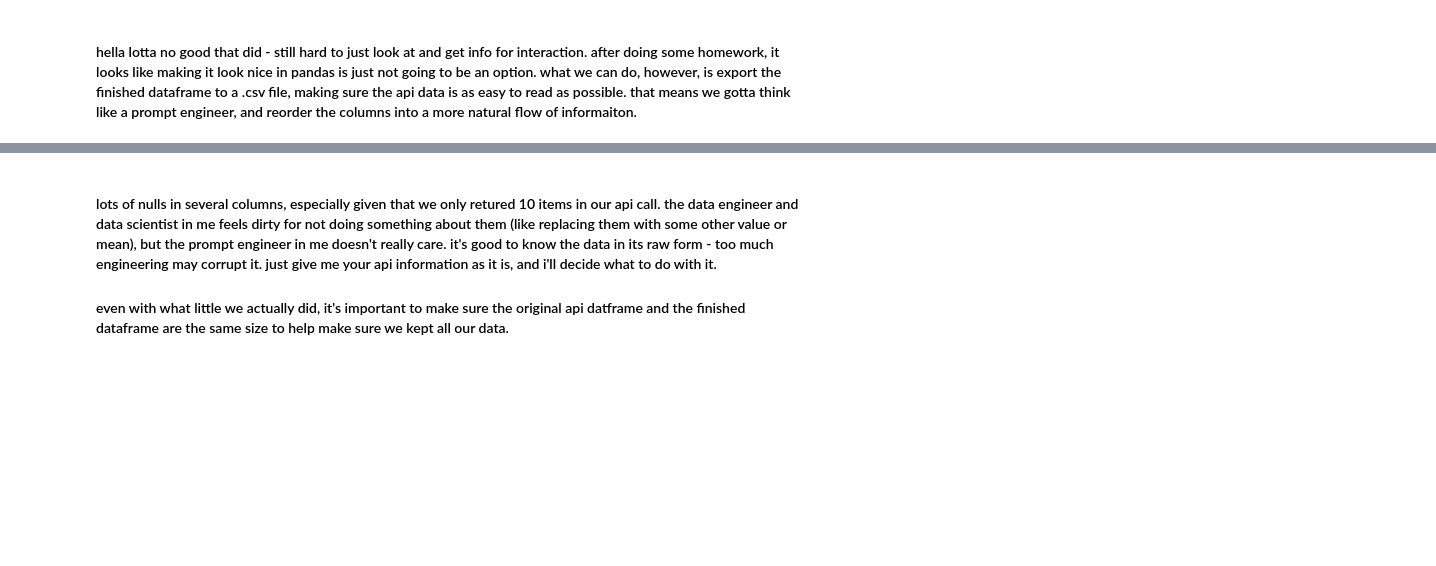
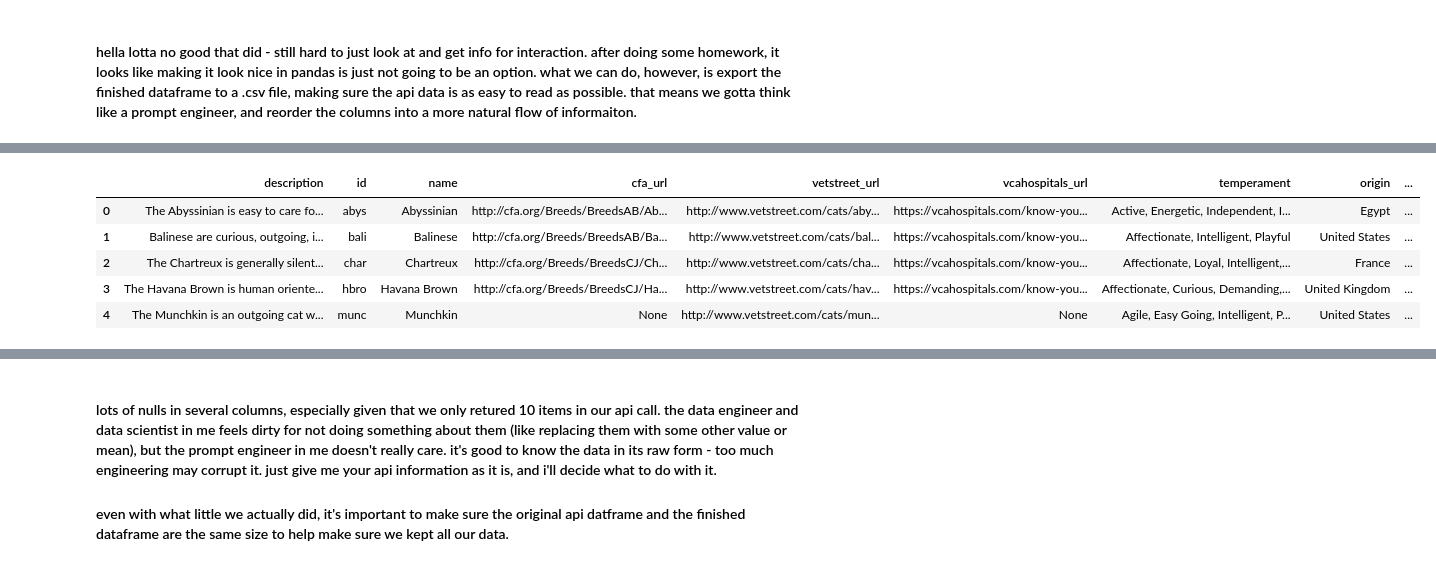
Before and after one commit to npj210mlk/new_api_tutorial, a Jupyter notebook: cat_chat.ipynb, the cells around one changed output, grey strips where cells are left out. Drawn from its saved outputs; the diff is of its cells as text; code cells hidden in the pictures; blank space fills up the shorter version.

```diff
--- a/cat_chat.ipynb
+++ b/cat_chat.ipynb
@@ -213,0 +208,66 @@ unified_df2.head()
+# %%
+# set up an empty list (data) b/c jsons are typically lists of dictionaries.
+
+data = []
+
+# set up a loop to get the information that fills the aforementioned data list
+
+for item in call_response: # the api return variable
+    breed = item.get("breeds", [{}])[0]
+
+    # now to look for the necessary items
+    data.append({
+        "description": breed.get("description"),
+        "id": breed.get("id"),
+        "name": breed.get("name"),
+        "cfa_url": breed.get("cfa_url"),
+        "vetstreet_url": breed.get("vetstreet_url"),
+       "vcahospitals_url": breed.get("vcahospitals_url"),
+        "temperament": breed.get("temperament"),
+        "origin": breed.get("origin"),
+        "country_codes": breed.get("country_codes"),
+       "country_code": breed.get("country_cod"),
+        "life_span": breed.get("life_span"),
+        "indoor": breed.get("indoor"),
+        "lap": breed.get("lap"),
+        "alt_names": breed.get("alt_names"),
+       "adaptability": breed.get("adaptability"),
+        "affection_level": breed.get("affection_level"),
+        "child_friendly": breed.get("child_friendly"),
+        "dog_friendly": breed.get("dog_friendly"),
+        "cat_friendly": breed.get("cat_friendly"),
+       "energy_level": breed.get("energy_level"),
+        "grooming": breed.get("grooming"),
+        "health_issues": breed.get("health_issues"),
+        "intelligence": breed.get("intelligence"),
+       "shedding_level": breed.get("shedding_level"),
+        "social_needs": breed.get("social_needs"),
+        "stranger_friendly": breed.get("stranger_friendly"),
+        "vocalisation": breed.get("vocalisation"),
+       "experimental": breed.get("experimental"),
+        "hairless": breed.get("hairless"),
+        "natural": breed.get("natural"),
+        "rare": breed.get("rare"),
+        "rex": breed.get("rex"),
+        "bidability": breed.get("bidability"),
+        "suppressed_tail": breed.get("suppressed_tail"),
+       "short_legs": breed.get("short_legs"),
+        "wikipedia_url": breed.get("wikipedia_url"),
+        "hypoallergenic": breed.get("hypoallergenic"),
+        "reference_image_id": breed.get("reference_image_id"),
+       "weight.imperial": breed.get("weight.imperial"),
+        "weight.metric": breed.get("weight.metric"),
+        "image_id": breed.get("image_id"),
+        "image_url": item.get("image_url") # image
+    })
+
+api_df2 = pd.DataFrame(data)
+
+api_df2.head()
+# %% [output]
+|  | description | id | name | cfa_url | vetstreet_url | vcahospitals_url | temperament | origin | ... |
+| 0 | The Abyssinian is easy to care fo... | abys | Abyssinian | http://cfa.org/Breeds/BreedsAB/Ab... | http://www.vetstreet.com/cats/aby... | https://vcahospitals.com/know-you... | Active, Energetic, Independent, I... | Egypt | ... |
+| 1 | Balinese are curious, outgoing, i... | bali | Balinese | http://cfa.org/Breeds/BreedsAB/Ba... | http://www.vetstreet.com/cats/bal... | https://vcahospitals.com/know-you... | Affectionate, Intelligent, Playful | United States | ... |
+| 2 | The Chartreux is generally silent... | char | Chartreux | http://cfa.org/Breeds/BreedsCJ/Ch... | http://www.vetstreet.com/cats/cha... | https://vcahospitals.com/know-you... | Affectionate, Loyal, Intelligent,... | France | ... |
+| 3 | The Havana Brown is human oriente... | hbro | Havana Brown | http://cfa.org/Breeds/BreedsCJ/Ha... | http://www.vetstreet.com/cats/hav... | https://vcahospitals.com/know-you... | Affectionate, Curious, Demanding,... | United Kingdom | ... |
+| 4 | The Munchkin is an outgoing cat w... | munc | Munchkin | None | http://www.vetstreet.com/cats/mun... | None | Agile, Easy Going, Intelligent, P... | United States | ... |
```
Also changed, not shown: parts of 20 cells of this notebook, 9 other files.
